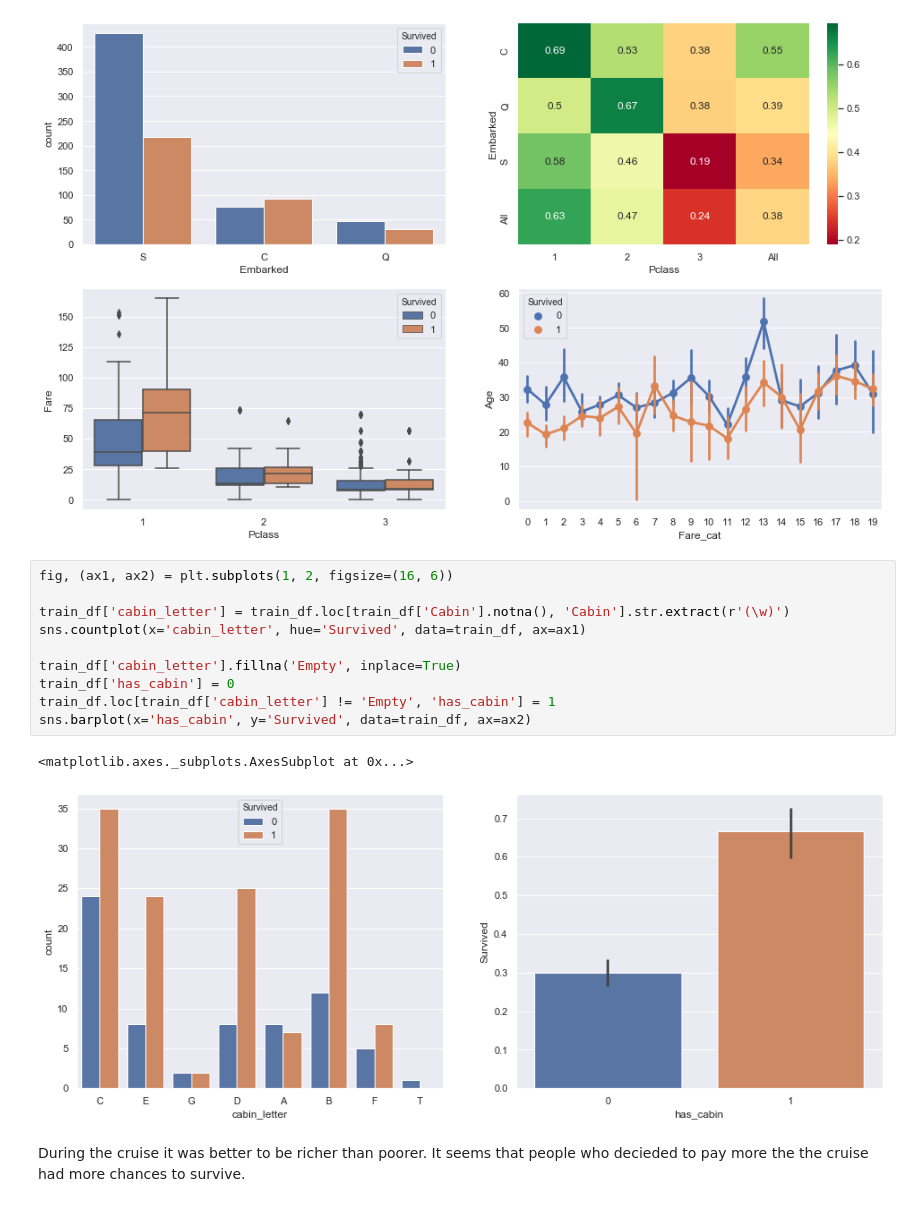
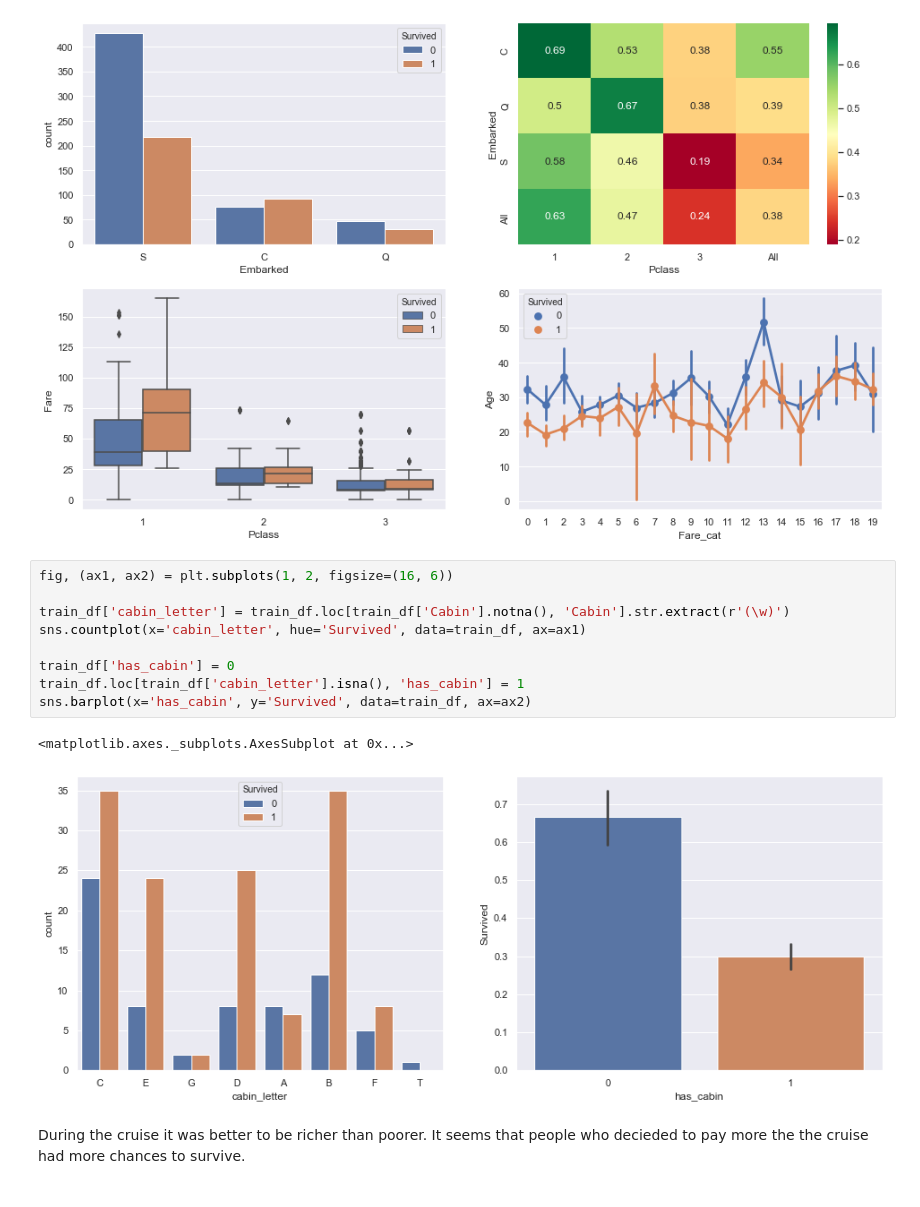
Before and after one commit to Bounty1993/ML-scripts, a Jupyter notebook: titanic.ipynb, the cells around one changed output. Drawn from its saved outputs; the diff is of its cells as text.

```diff
--- a/titanic.ipynb
+++ b/titanic.ipynb
@@ -175,16 +175,15 @@ sns.pointplot(x='Fare_cat', y='Age', hue='Survived', data=train_df, ax=ax4)
 # %%
 fig, (ax1, ax2) = plt.subplots(1, 2, figsize=(16, 6))
 
 train_df['cabin_letter'] = train_df.loc[train_df['Cabin'].notna(), 'Cabin'].str.extract(r'(\w)')
 sns.countplot(x='cabin_letter', hue='Survived', data=train_df, ax=ax1)
 
-train_df['cabin_letter'].fillna('Empty', inplace=True)
 train_df['has_cabin'] = 0
-train_df.loc[train_df['cabin_letter'] != 'Empty', 'has_cabin'] = 1
+train_df.loc[train_df['cabin_letter'].isna(), 'has_cabin'] = 1
 sns.barplot(x='has_cabin', y='Survived', data=train_df, ax=ax2)
 # %% [output]
 <matplotlib.axes._subplots.AxesSubplot at 0x...>
-[figure, old version]
+[figure, new version]
 # %% [markdown]
 During the cruise it was better to be richer than poorer. It seems that people who decieded to pay more the the cruise had more chances to survive.
 # %%
```
Also changed, not shown: parts of 13 cells of this notebook.
